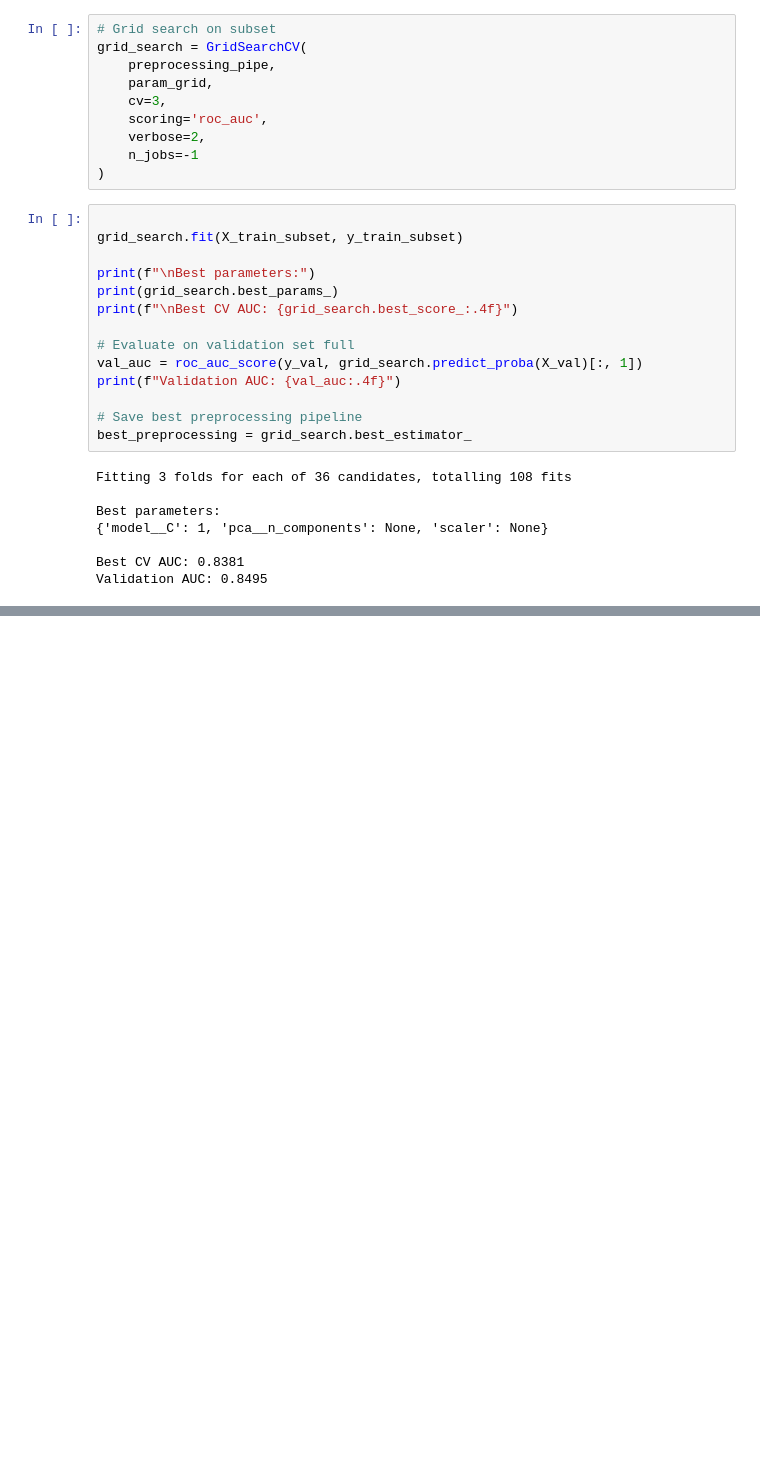
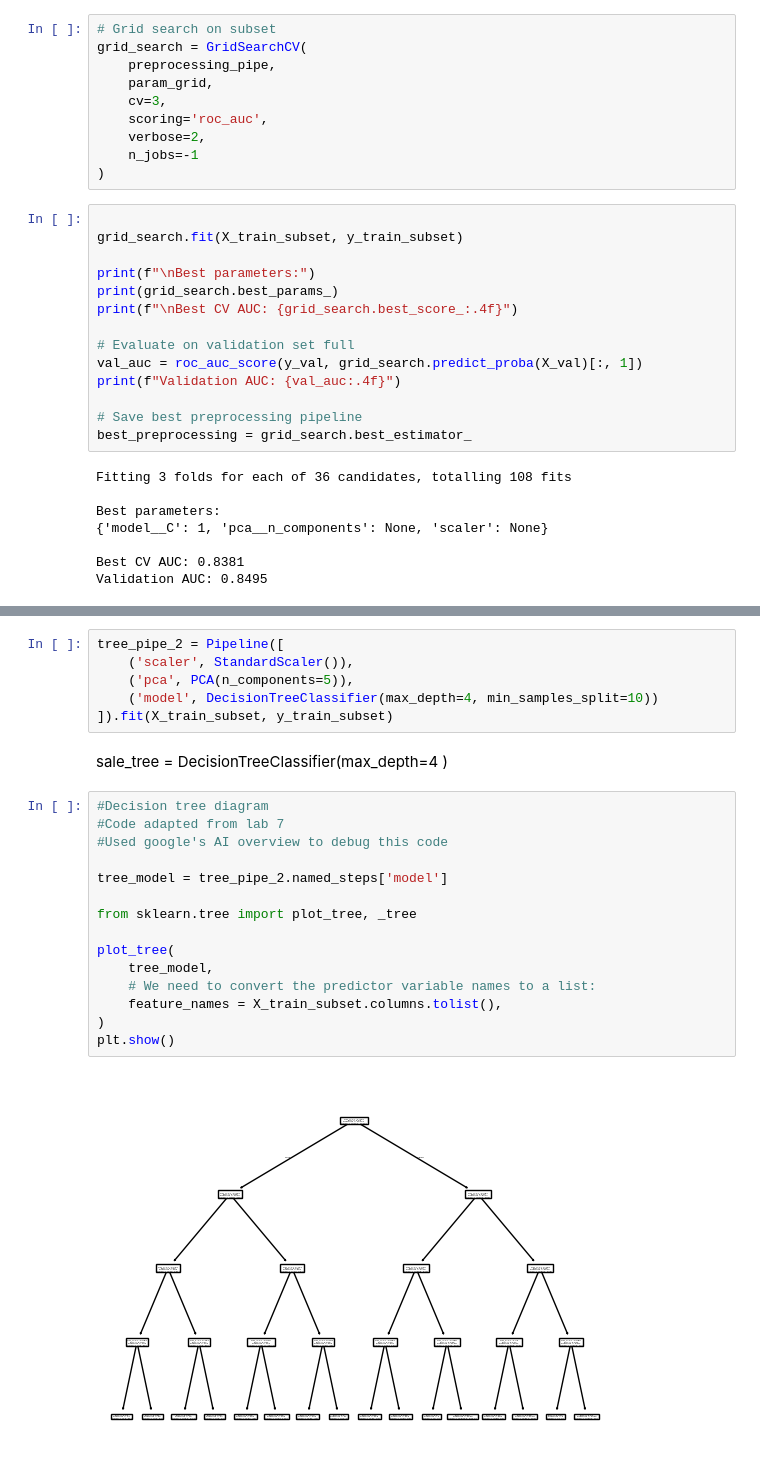
Before and after one commit to Mia-Schildbach/SDS_293_Final_Project, a Jupyter notebook: Final_project_pART1.ipynb, the cells around one changed output, grey strips where cells are left out. Drawn from its saved outputs; the diff is of its cells as text; blank space fills up the shorter version.

Commit message:
Added tree graphs

```diff
--- a/Final_project_pART1.ipynb
+++ b/Final_project_pART1.ipynb
@@ -311,0 +295,25 @@ Pipeline(steps=[('scaler', StandardScaler()), ('pca', PCA(n_components=5)),
+# %%
+tree_pipe_2 = Pipeline([
+    ('scaler', StandardScaler()),
+    ('pca', PCA(n_components=5)),
+    ('model', DecisionTreeClassifier(max_depth=4, min_samples_split=10))
+]).fit(X_train_subset, y_train_subset)
+# %% [markdown]
+sale_tree = DecisionTreeClassifier(max_depth=4 )
+# %%
+#Decision tree diagram
+#Code adapted from lab 7
+#Used google's AI overview to debug this code
+
+tree_model = tree_pipe_2.named_steps['model']
+
+from sklearn.tree import plot_tree, _tree
+
+plot_tree(
+    tree_model,
+    # We need to convert the predictor variable names to a list:
+    feature_names = X_train_subset.columns.tolist(),
+)
+plt.show()
+# %% [output]
+[figure, added]
```
Also changed, not shown: parts of 7 cells of this notebook.
